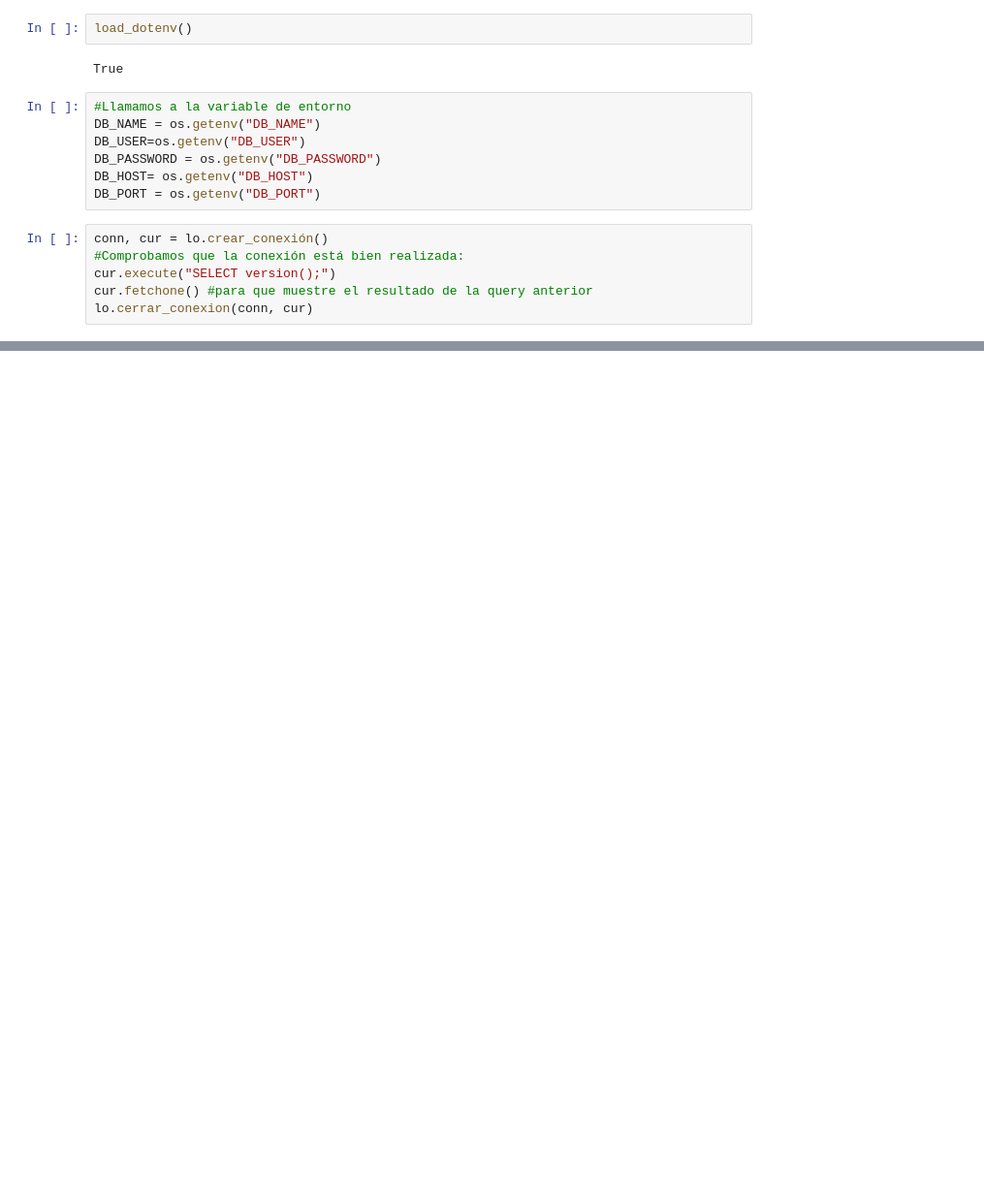
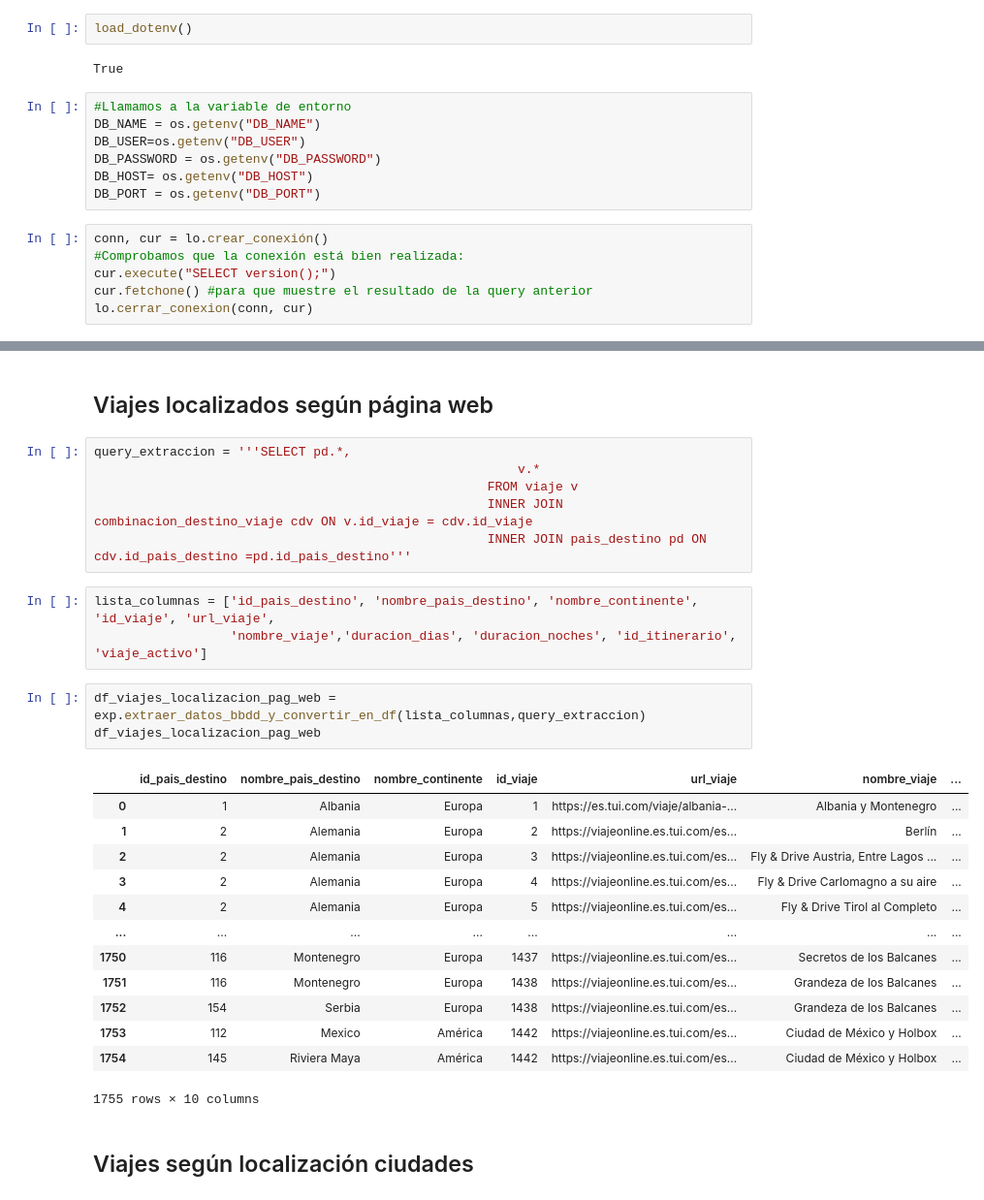
Before and after one commit to VanesaFloresRivera/Proyecto-Final, a Jupyter notebook: notebooks/eda.ipynb, the cells around one changed output, grey strips where cells are left out. Shown at 97% size. Drawn from its saved outputs; the diff is of its cells as text; blank space fills up the shorter version.

```diff
--- a/notebooks/eda.ipynb
+++ b/notebooks/eda.ipynb
@@ -29,0 +56,30 @@ lo.cerrar_conexion(conn, cur)
+# %% [markdown]
+## Viajes localizados según página web
+# %%
+query_extraccion = '''SELECT pd.*,
+                                                        v.*
+                                                    FROM viaje v
+                                                    INNER JOIN combinacion_destino_viaje cdv ON v.id_viaje = cdv.id_viaje
+                                                    INNER JOIN pais_destino pd ON cdv.id_pais_destino =pd.id_pais_destino'''
+# %%
+lista_columnas = ['id_pais_destino', 'nombre_pais_destino', 'nombre_continente', 'id_viaje', 'url_viaje',
+                  'nombre_viaje','duracion_dias', 'duracion_noches', 'id_itinerario', 'viaje_activo']
+# %%
+df_viajes_localizacion_pag_web = exp.extraer_datos_bbdd_y_convertir_en_df(lista_columnas,query_extraccion)
+df_viajes_localizacion_pag_web
+# %% [output]
+|  | id_pais_destino | nombre_pais_destino | nombre_continente | id_viaje | url_viaje | nombre_viaje | ... |
+| 0 | 1 | Albania | Europa | 1 | https://es.tui.com/viaje/albania-... | Albania y Montenegro | ... |
+| 1 | 2 | Alemania | Europa | 2 | https://viajeonline.es.tui.com/es... | Berlín | ... |
+| 2 | 2 | Alemania | Europa | 3 | https://viajeonline.es.tui.com/es... | Fly & Drive Austria, Entre Lagos ... | ... |
+| 3 | 2 | Alemania | Europa | 4 | https://viajeonline.es.tui.com/es... | Fly & Drive Carlomagno a su aire | ... |
+| 4 | 2 | Alemania | Europa | 5 | https://viajeonline.es.tui.com/es... | Fly & Drive Tirol al Completo | ... |
+| ... | ... | ... | ... | ... | ... | ... | ... |
+| 1750 | 116 | Montenegro | Europa | 1437 | https://viajeonline.es.tui.com/es... | Secretos de los Balcanes | ... |
+| 1751 | 116 | Montenegro | Europa | 1438 | https://viajeonline.es.tui.com/es... | Grandeza de los Balcanes | ... |
+| 1752 | 154 | Serbia | Europa | 1438 | https://viajeonline.es.tui.com/es... | Grandeza de los Balcanes | ... |
+| 1753 | 112 | Mexico | América | 1442 | https://viajeonline.es.tui.com/es... | Ciudad de México y Holbox | ... |
+| 1754 | 145 | Riviera Maya | América | 1442 | https://viajeonline.es.tui.com/es... | Ciudad de México y Holbox | ... |
+1755 rows × 10 columns
+# %% [markdown]
+## Viajes según localización ciudades
```
Also changed, not shown: parts of 22 cells of this notebook, 12 other files.
